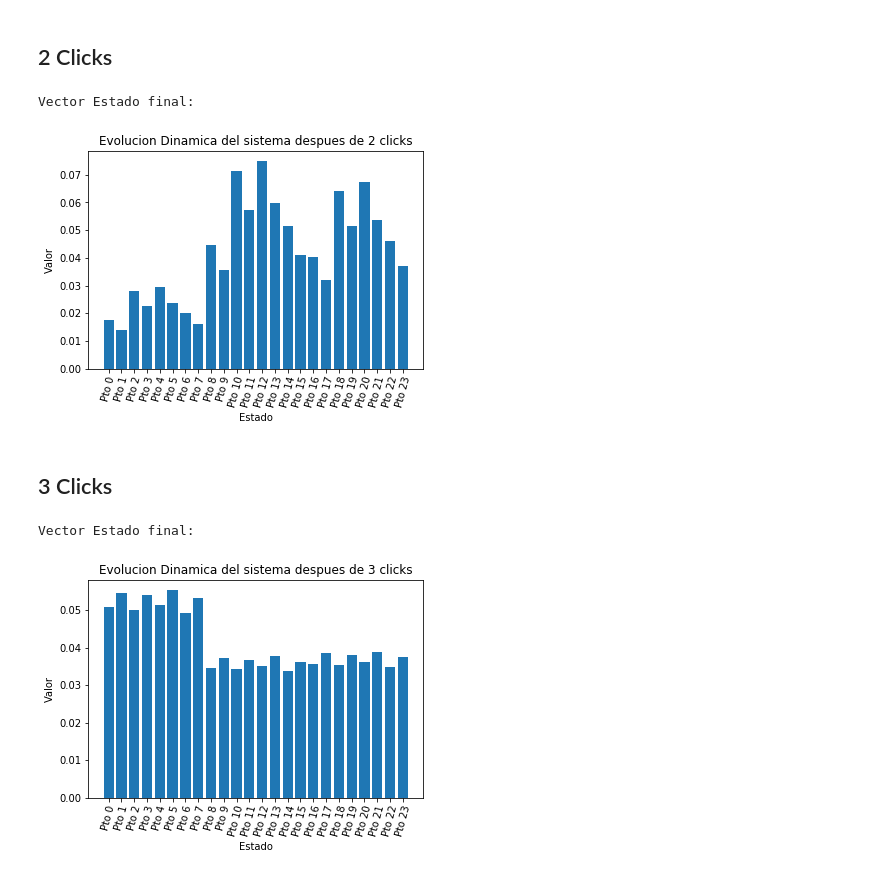
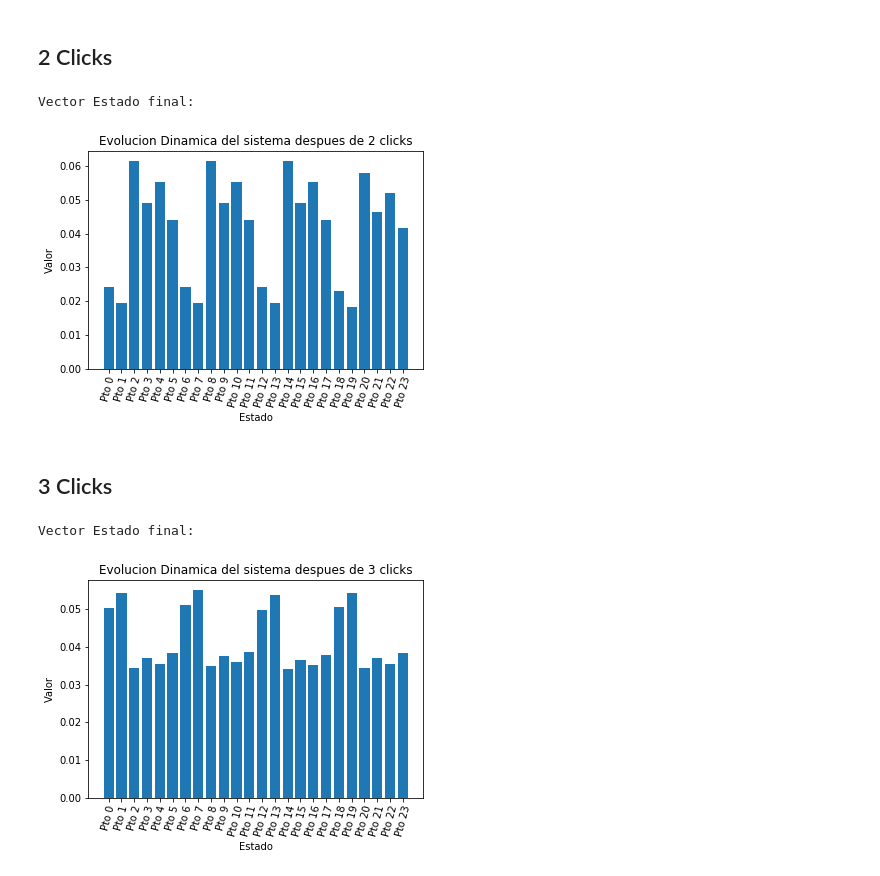
Before and after one commit to AriasAEnima/CNYT, a Jupyter notebook: Librerias/Pokemon.ipynb, the cells around one changed output. Saved outputs shown, nothing was run; the diff lists cells and outputs as text; code cells hidden in the pictures.

```diff
--- a/Librerias/Pokemon.ipynb
+++ b/Librerias/Pokemon.ipynb
@@ -4,6 +4,7 @@
 from Simulador.simulador import resultado
 from Matriz_Compleja.libreriamatrices import prodtensorial as tens
 from Matriz_Compleja.libreriamatrices import matrizcompleja as mc
+
 personaje=mc([
     [(0,0),(0.61,0),(0.39,0)],
     [(0.5,0),(0.09,0),(0.41,0)],
@@ -15,7 +16,7 @@ posicion=mc([
     [(2/34,0),(3/34,0),(13/34,0),(16/34,0)],
     [(10/34,0),(11/34,0),(5/34,0),(8/34,0)]]
 )
-D=tens(personaje,posicion)
+D=tens(posicion,personaje)
 # %% [markdown]
 <img src="Pokemon/posicion.png" width="50%"/>
 $$ posicion=\begin{bmatrix} 7/34 & 14/34 & 4/34 & 9/34\\
@@ -160,14 +161,14 @@ Vector Estado final:
 # %% [markdown]
 ## 2 Clicks
 # %%
-resultado(D2,I3,2)
+r2=resultado(D2,I3,2)
 # %% [output]
 Vector Estado final:
-[figure, old version]
+[figure, new version]
 # %% [markdown]
 ## 3 Clicks
 # %%
-resultado(D2,I3,3)
+r3=resultado(D2,I3,3)
 # %% [output]
 Vector Estado final:
-[figure, old version]
+[figure, new version]
```
Also changed, not shown: parts of 9 cells of this notebook, 5 other files.
